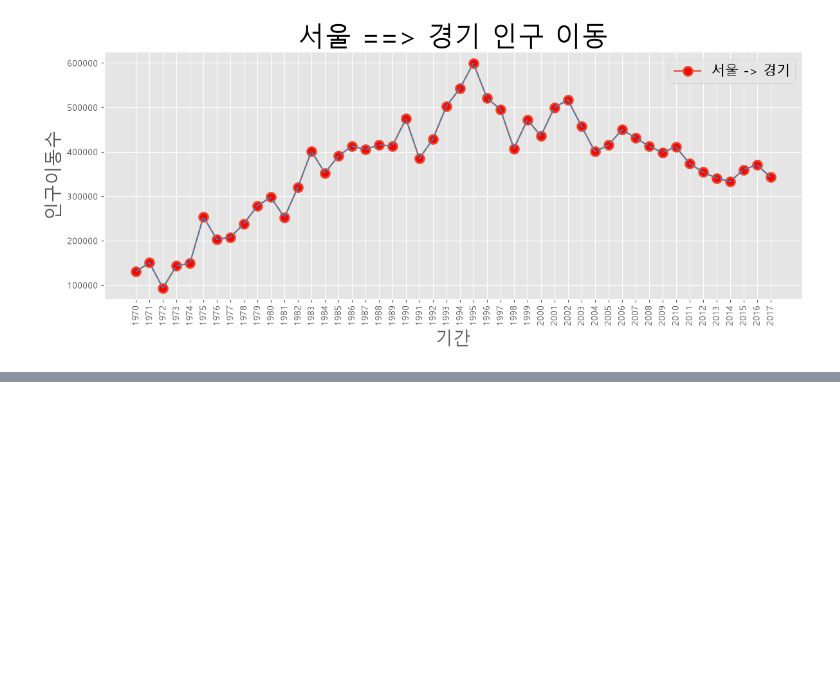
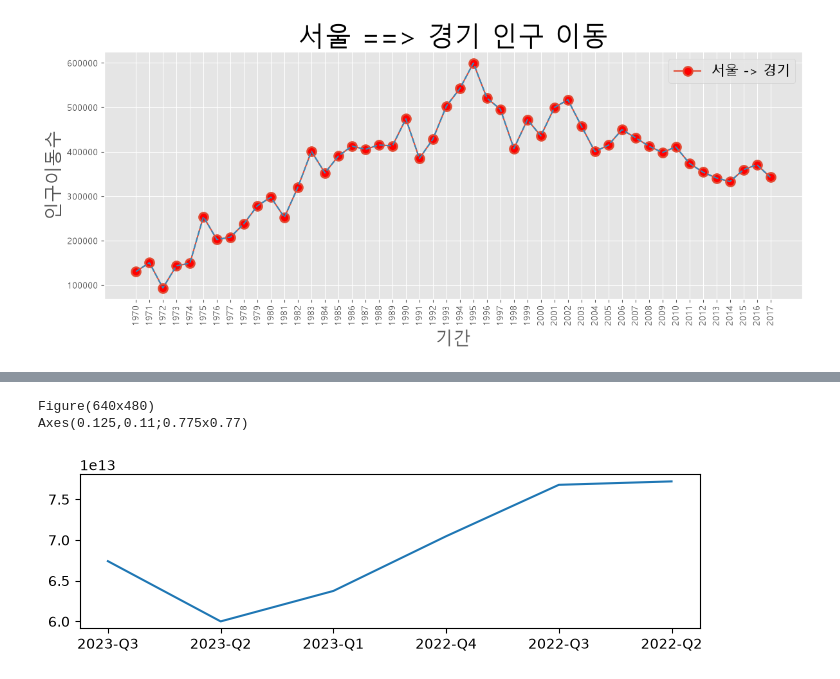
Before and after one commit to Kyoeun33/18_data_analysis, a Jupyter notebook: 01_metapolib.ipynb, the cells around one changed output, grey strips where cells are left out. Saved outputs shown, nothing was run; the diff lists cells and outputs as text; code cells hidden in the pictures; blank space fills up the shorter version.

```diff
--- a/01_metapolib.ipynb
+++ b/01_metapolib.ipynb
@@ -201,3 +201,13 @@ plt.legend(labels=["서울 -> 경기"],loc='best', fontsize = 15)
 plt.show()
 # %% [output]
 [figure]
+# %%
+#figure 객체, Axes 객체
+
+import pandas as pd
+import matplotlib.pyplot as plt
+
+samsung_revenue = pd.read_csv("data/삼성전자_분기별_매출액.csv")
+# samsung_revenue.sort_values
+samsung_revenue.sort_values
+samsung_revenue.head()
@@ -203,0 +235,12 @@ plt.show()
+# %%
+print(fig)
+print(axe)
+# %% [output]
+Figure(640x480)
+Axes(0.125,0.11;0.775x0.77)
+# %%
+fig, axe = plt.subplots(figsize = (8,2))
+axe.plot(samsung_revenue["quarter"], samsung_revenue["value"])
+plt.show()
+# %% [output]
+[figure, added]
```
Also changed, not shown: parts of 10 cells of this notebook, 2 other files.
